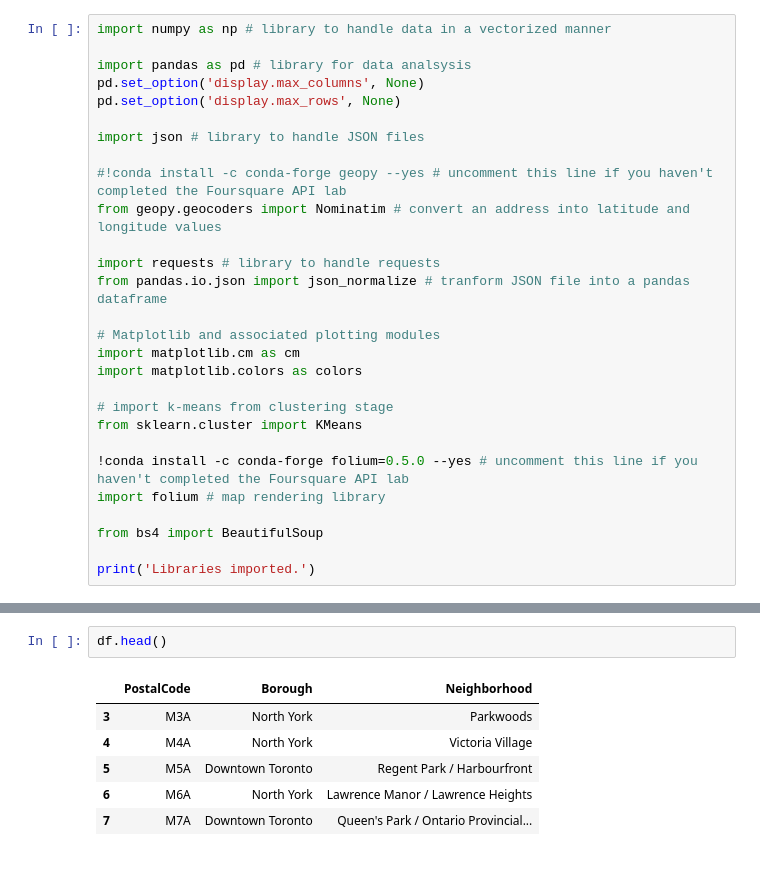
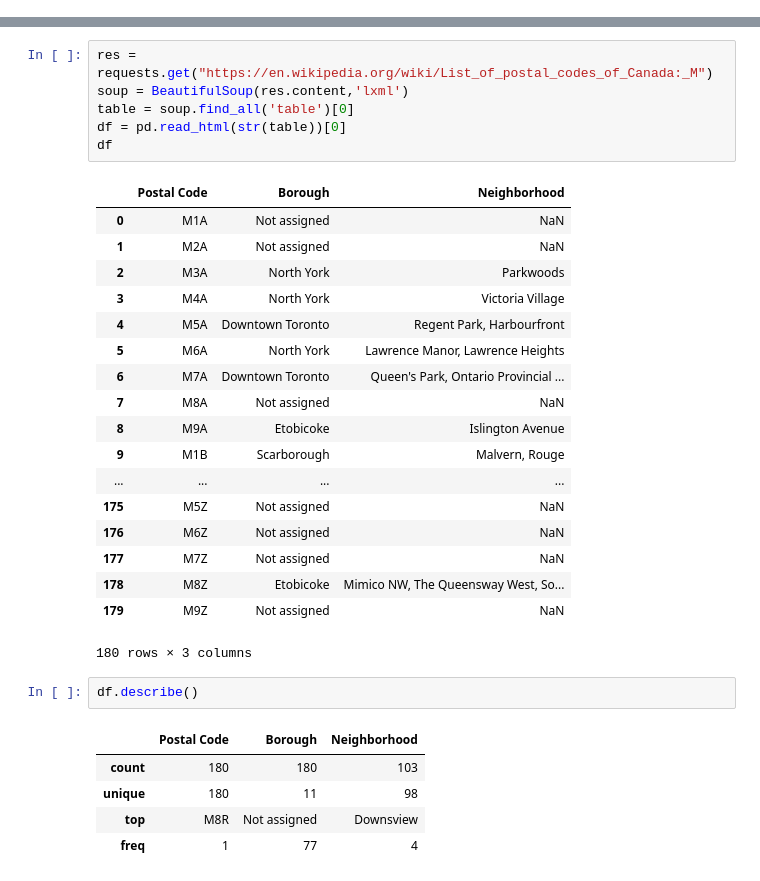
Before and after one commit to bidentity/Coursera_Capstone, a Jupyter notebook: scrapping Toronto neibourhoods.ipynb, the cells around one changed output, grey strips where cells are left out. Drawn from its saved outputs; the diff is of its cells as text.

```diff
--- a/scrapping Toronto neibourhoods.ipynb
+++ b/scrapping Toronto neibourhoods.ipynb
@@ -3,28 +4,0 @@
-# %%
-import numpy as np # library to handle data in a vectorized manner
-
-import pandas as pd # library for data analsysis
-pd.set_option('display.max_columns', None)
-pd.set_option('display.max_rows', None)
-
-import json # library to handle JSON files
-
-#!conda install -c conda-forge geopy --yes # uncomment this line if you haven't completed the Foursquare API lab
-from geopy.geocoders import Nominatim # convert an address into latitude and longitude values
-
-import requests # library to handle requests
-from pandas.io.json import json_normalize # tranform JSON file into a pandas dataframe
-
-# Matplotlib and associated plotting modules
-import matplotlib.cm as cm
-import matplotlib.colors as colors
-
-# import k-means from clustering stage
-from sklearn.cluster import KMeans
-
-!conda install -c conda-forge folium=0.5.0 --yes # uncomment this line if you haven't completed the Foursquare API lab
-import folium # map rendering library
-
-from bs4 import BeautifulSoup
-
-print('Libraries imported.')
@@ -67,9 +11,33 @@ df = df[(df.PostalCode != empty ) & (df.Borough != empty) & (df.Neighborhood !=
+# %%
+res = requests.get("https://en.wikipedia.org/wiki/List_of_postal_codes_of_Canada:_M")
+soup = BeautifulSoup(res.content,'lxml')
+table = soup.find_all('table')[0]
+df = pd.read_html(str(table))[0]
+df
+# %% [output]
+|  | Postal Code | Borough | Neighborhood |
+| 0 | M1A | Not assigned | NaN |
+| 1 | M2A | Not assigned | NaN |
+| 2 | M3A | North York | Parkwoods |
+| 3 | M4A | North York | Victoria Village |
+| 4 | M5A | Downtown Toronto | Regent Park, Harbourfront |
+| 5 | M6A | North York | Lawrence Manor, Lawrence Heights |
+| 6 | M7A | Downtown Toronto | Queen's Park, Ontario Provincial ... |
+| 7 | M8A | Not assigned | NaN |
+| 8 | M9A | Etobicoke | Islington Avenue |
+| 9 | M1B | Scarborough | Malvern, Rouge |
+| ... | ... | ... | ... |
+| 175 | M5Z | Not assigned | NaN |
+| 176 | M6Z | Not assigned | NaN |
+| 177 | M7Z | Not assigned | NaN |
+| 178 | M8Z | Etobicoke | Mimico NW, The Queensway West, So... |
+| 179 | M9Z | Not assigned | NaN |
+180 rows × 3 columns
 # %%
-df.head()
+df.describe()
 # %% [output]
-|  | PostalCode | Borough | Neighborhood |
-| 3 | M3A | North York | Parkwoods |
-| 4 | M4A | North York | Victoria Village |
-| 5 | M5A | Downtown Toronto | Regent Park / Harbourfront |
-| 6 | M6A | North York | Lawrence Manor / Lawrence Heights |
-| 7 | M7A | Downtown Toronto | Queen's Park / Ontario Provincial... |
+|  | Postal Code | Borough | Neighborhood |
+| count | 180 | 180 | 103 |
+| unique | 180 | 11 | 98 |
+| top | M8R | Not assigned | Downsview |
+| freq | 1 | 77 | 4 |
```
Also changed, not shown: parts of 21 cells of this notebook.
